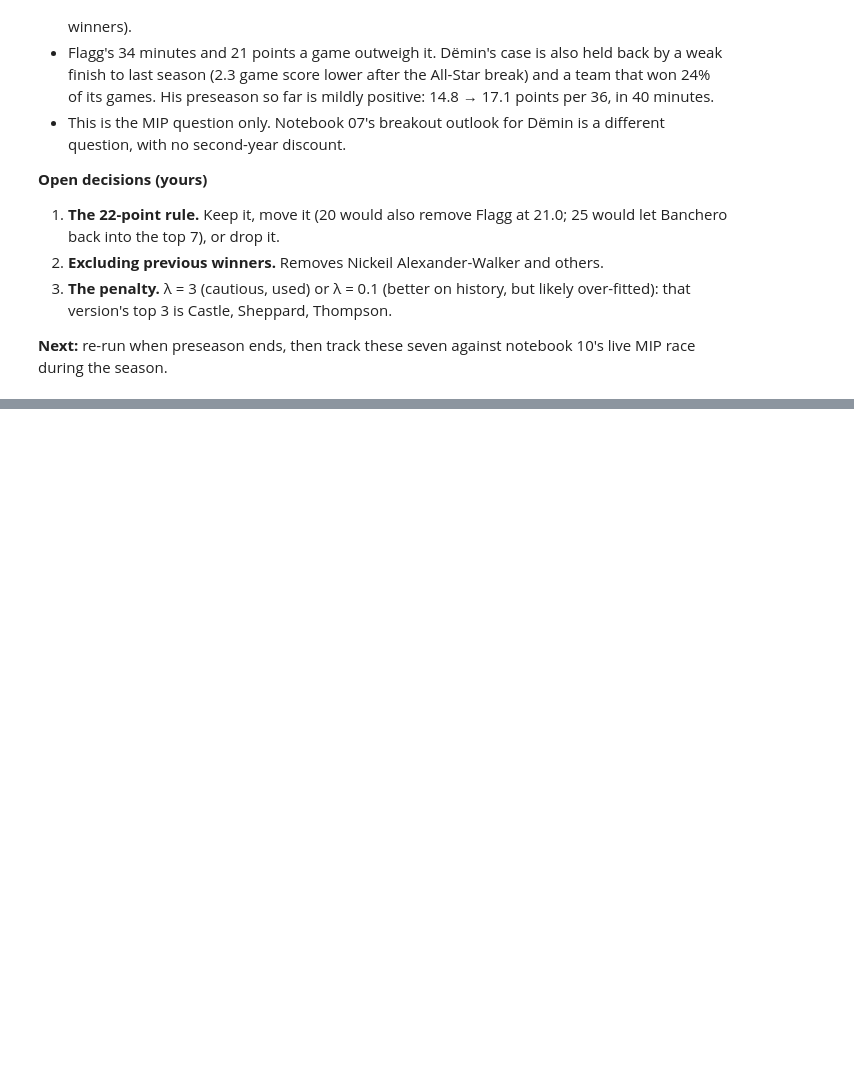
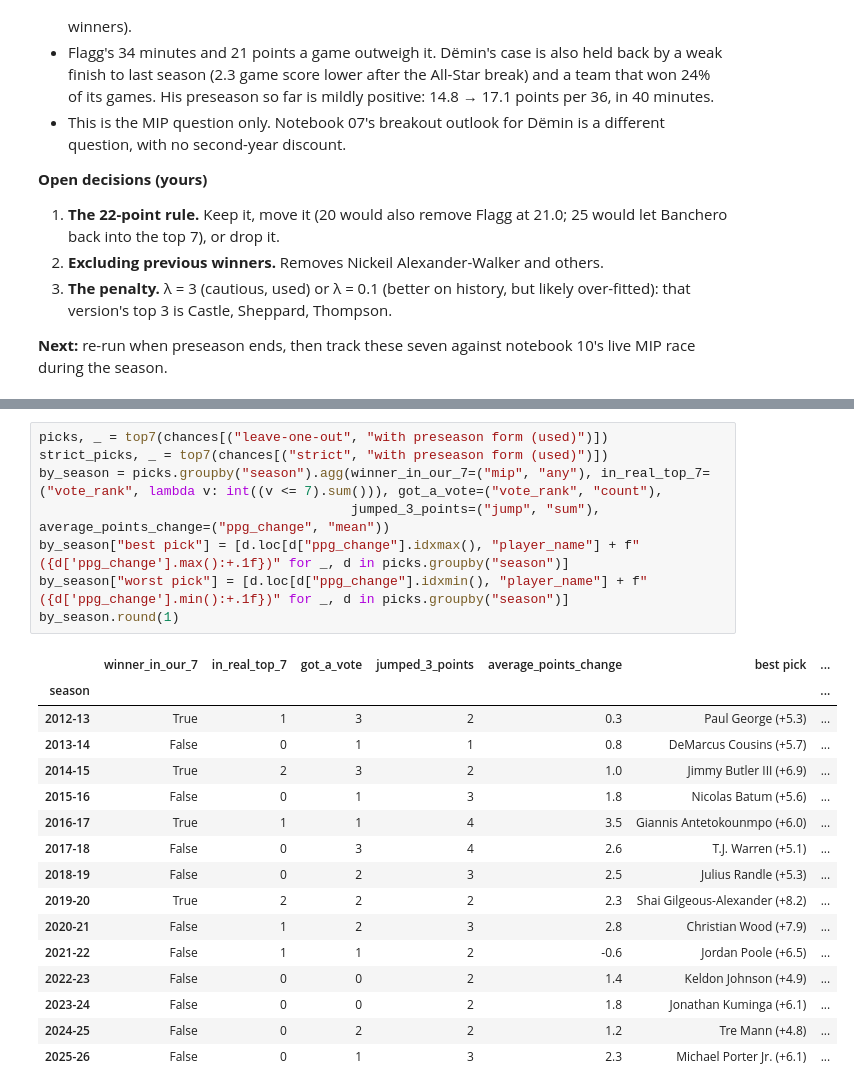
Before and after one commit to dan-j-e/unicorn-hunting, a Jupyter notebook: notebooks/10_1_preseason_mip.ipynb, the cells around one changed output, grey strips where cells are left out. Saved outputs shown, nothing was run; the diff lists cells and outputs as text; blank space fills up the shorter version.

```diff
--- a/notebooks/10_1_preseason_mip.ipynb
+++ b/notebooks/10_1_preseason_mip.ipynb
@@ -480,0 +551,25 @@ total                               -1.59          1.79
+# %%
+picks, _ = top7(chances[("leave-one-out", "with preseason form (used)")])
+strict_picks, _ = top7(chances[("strict", "with preseason form (used)")])
+by_season = picks.groupby("season").agg(winner_in_our_7=("mip", "any"), in_real_top_7=("vote_rank", lambda v: int((v <= 7).sum())), got_a_vote=("vote_rank", "count"),
+                                        jumped_3_points=("jump", "sum"), average_points_change=("ppg_change", "mean"))
+by_season["best pick"] = [d.loc[d["ppg_change"].idxmax(), "player_name"] + f" ({d['ppg_change'].max():+.1f})" for _, d in picks.groupby("season")]
+by_season["worst pick"] = [d.loc[d["ppg_change"].idxmin(), "player_name"] + f" ({d['ppg_change'].min():+.1f})" for _, d in picks.groupby("season")]
+by_season.round(1)
+# %% [output]
+|  | winner_in_our_7 | in_real_top_7 | got_a_vote | jumped_3_points | average_points_change | best pick | ... |
+| season |  |  |  |  |  |  | ... |
+| 2012-13 | True | 1 | 3 | 2 | 0.3 | Paul George (+5.3) | ... |
+| 2013-14 | False | 0 | 1 | 1 | 0.8 | DeMarcus Cousins (+5.7) | ... |
+| 2014-15 | True | 2 | 3 | 2 | 1.0 | Jimmy Butler III (+6.9) | ... |
+| 2015-16 | False | 0 | 1 | 3 | 1.8 | Nicolas Batum (+5.6) | ... |
+| 2016-17 | True | 1 | 1 | 4 | 3.5 | Giannis Antetokounmpo (+6.0) | ... |
+| 2017-18 | False | 0 | 3 | 4 | 2.6 | T.J. Warren (+5.1) | ... |
+| 2018-19 | False | 0 | 2 | 3 | 2.5 | Julius Randle (+5.3) | ... |
+| 2019-20 | True | 2 | 2 | 2 | 2.3 | Shai Gilgeous-Alexander (+8.2) | ... |
+| 2020-21 | False | 1 | 2 | 3 | 2.8 | Christian Wood (+7.9) | ... |
+| 2021-22 | False | 1 | 1 | 2 | -0.6 | Jordan Poole (+6.5) | ... |
+| 2022-23 | False | 0 | 0 | 2 | 1.4 | Keldon Johnson (+4.9) | ... |
+| 2023-24 | False | 0 | 0 | 2 | 1.8 | Jonathan Kuminga (+6.1) | ... |
+| 2024-25 | False | 0 | 2 | 2 | 1.2 | Tre Mann (+4.8) | ... |
+| 2025-26 | False | 0 | 1 | 3 | 2.3 | Michael Porter Jr. (+6.1) | ... |
```
Also changed, not shown: parts of 5 cells of this notebook, 2 other files.
